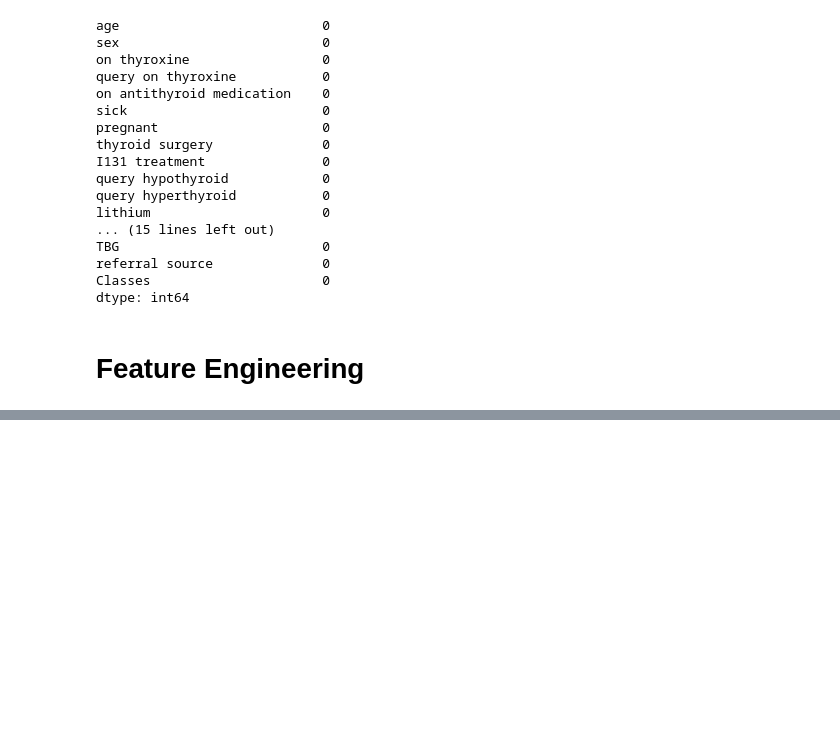
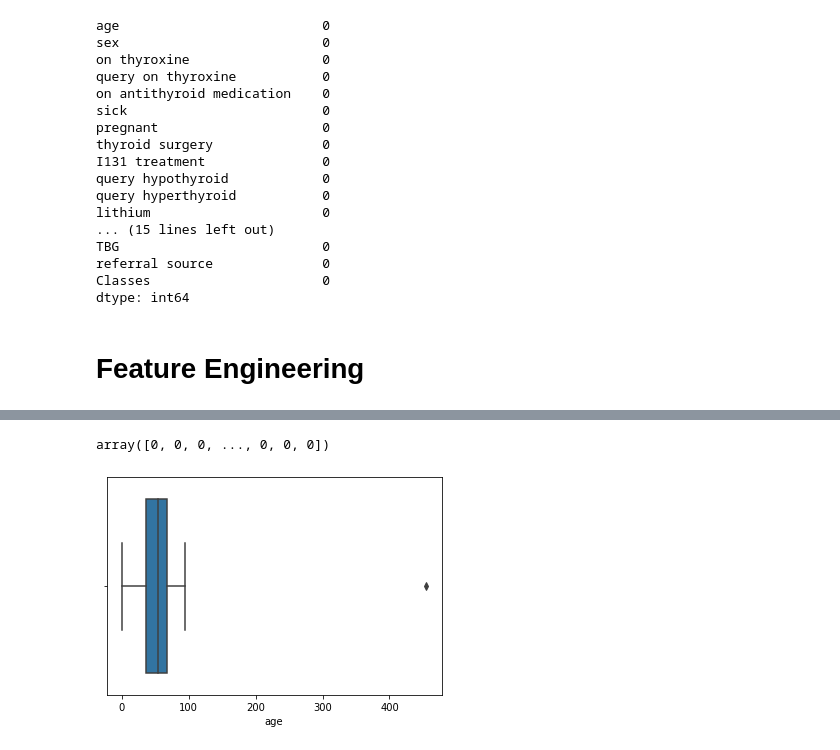
Before and after one commit to PoojaDasIndia/Thyroid-Disease-Detection, a Jupyter notebook: Thyroid Disease Detection.ipynb, the cells around one changed output, grey strips where cells are left out. Saved outputs shown, nothing was run; the diff lists cells and outputs as text; code cells hidden in the pictures; blank space fills up the shorter version.

```diff
--- a/Thyroid Disease Detection.ipynb
+++ b/Thyroid Disease Detection.ipynb
@@ -263,3 +263,3 @@ Index(['age', 'sex', 'on thyroxine', 'query on thyroxine',
       dtype='object')
 # %%
-data.apply(lambda x : x.replace('?','0'))
+data = data.apply(lambda x : x.replace('?','0'))
@@ -279,0 +282,2 @@ data.apply(lambda x : x.replace('?','0'))
+# %%
+data['Class']= data['Class'].map({'negative':'Negative','increased binding protein':'Hypothyroidism','decreased binding protein':'Hyperthyroidism'})
@@ -279,0 +291,3 @@ data.apply(lambda x : x.replace('?','0'))
+# %%
+num_col = ['age','TSH','T3','TT4','T4U','FTI','TBG']
+len(num_col)
@@ -279,0 +328,4 @@ data.apply(lambda x : x.replace('?','0'))
+# %%
+# change datatype
+data[num_col]=data[num_col].astype('float64')
+data[['age']]=data[['age']].astype('int64')
@@ -280,5 +352,16 @@ data.apply(lambda x : x.replace('?','0'))
+# %%
+from sklearn.preprocessing import LabelEncoder
+le = LabelEncoder()
+le.fit_transform(data[['sick']])
+# %% [output]
+array([0, 0, 0, ..., 0, 0, 0])
 # %%
 import matplotlib.pyplot as plt
 import seaborn as sns
 # %%
-sns.hist
+
+
+sns.boxplot(data['age']);
+# sns.kdeplot(data['age']);
+# %% [output]
+[figure, added]
```
Also changed, not shown: parts of 14 cells of this notebook.
